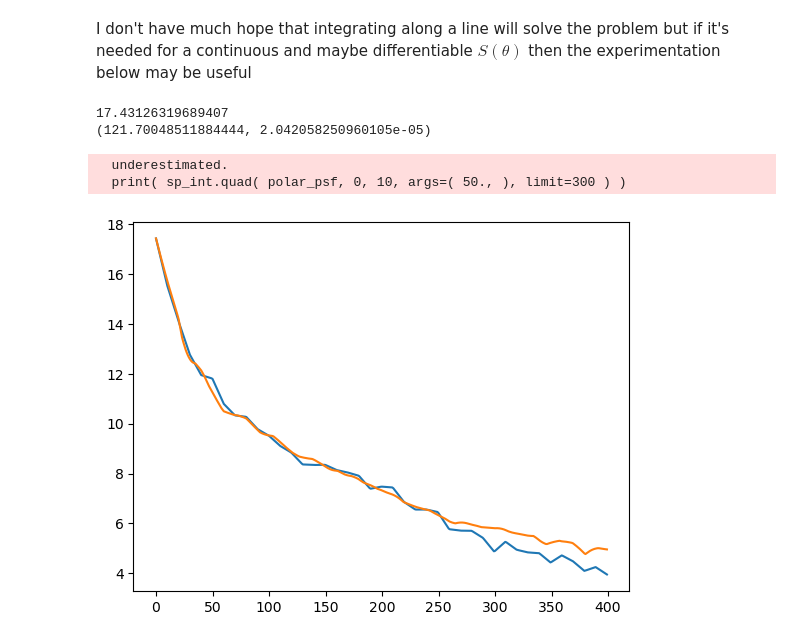
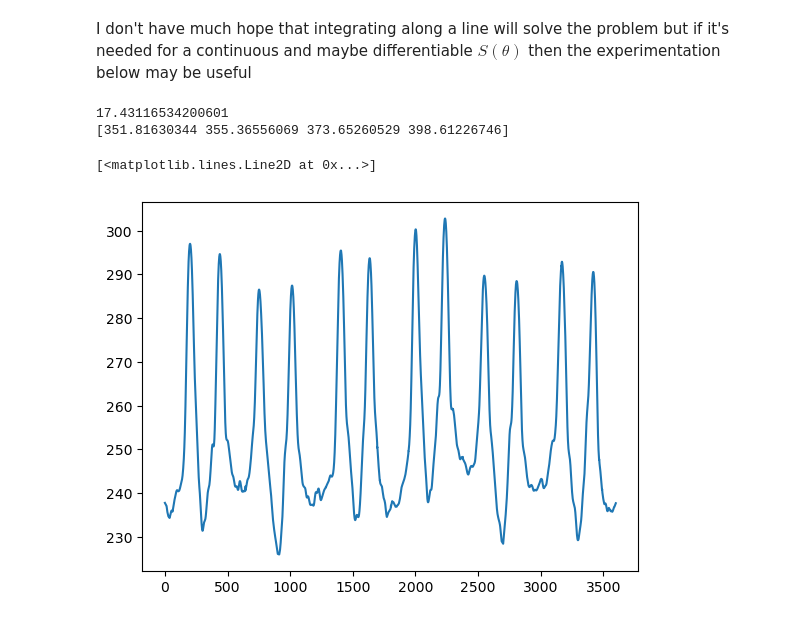
Before and after one commit to Roman-HLIS-Cosmology-PIT/spike-aberration-detect, a Jupyter notebook: psfsim_interpolate.ipynb, the cells around one changed output. Saved outputs shown, nothing was run; the diff lists cells and outputs as text; code cells hidden in the pictures.

```diff
--- a/psfsim_interpolate.ipynb
+++ b/psfsim_interpolate.ipynb
@@ -280,27 +303,46 @@ I don't have much hope that integrating along a line will solve the problem but
 # %%
 def xcoord( r, theta ):
     return r * np.cos( np.deg2rad( theta ) )
 
 def ycoord( r, theta ):
     return r * np.sin( np.deg2rad( theta ) )
 
 def polarize_psf_function( psf_func, center ): # RETURNS A FUNCTION
 
     return lambda r, theta: psf_func( ( xcoord( r, theta ) + center[0], ycoord( r, theta ) + center[1] ) )
 
 polar_psf = polarize_psf_function( new_grid, center )
 
+
+def integ_psf_along_radius( psf_func, theta, bound, center, borders=( 0., 1., ) ):
+    true_bound = bound - 1
+    psf_polar = polarize_psf_function( psf_func, center )
+    psf_integ_once = lambda theta: (
+        sp_int.quad(
+            psf_polar, true_bound * borders[0], true_bound * borders[1], args=( theta, ),
+            limit=200, epsabs=1e-3, epsrel=1e-3
+        )[0]
+    )
+    psf_integ = np.vectorize( psf_integ_once )
+    return psf_integ( theta )
+
 print( polar_psf( 0, 0 ) )
 
-grid = np.linspace( 0, 40, 400 )
-plt.plot( polar_psf( grid, 90 ) )
-plt.plot( polar_psf( grid, 120 ) )
+grid = np.linspace( 0, borders[1]*(96//2 - 1), 400 )
+# plt.plot( polar_psf( grid, 0 ) )
+# plt.plot( polar_psf( grid, 9.2 ) )
 
+angles = np.array( ( 0., 10., 40., 100., ) )
 # sp_int.quad?
-print( sp_int.quad( polar_psf, 0, 10, args=( 50., ), limit=300 ) )
+# print( sp_int.quad( polar_psf, 0, 47, args=( 44.5, ), limit=200, epsabs=1e-3, epsrel=1e-3 ) )
+print( integ_psf_along_radius( new_grid, angles, bound, center ) )
+angles = np.linspace( 0, 360, num=np.int32( 360. / step ), endpoint=False )
+
+# unfortunately running quad 3600 times takes a couple of minutes
+sums = integ_psf_along_radius( new_grid, angles, bound, center, borders=borders )
+plt.plot( sums )
 # %% [output]
-17.43126319689407
-(121.70048511884444, 2.042058250960105e-05)
+17.43116534200601
+[351.81630344 355.36556069 373.65260529 398.61226746]
-  underestimated.
-  print( sp_int.quad( polar_psf, 0, 10, args=( 50., ), limit=300 ) )
+[<matplotlib.lines.Line2D at 0x...>]
-[figure, old version]
+[figure, new version]
```
Also changed, not shown: parts of 6 cells of this notebook, 2 other files.
